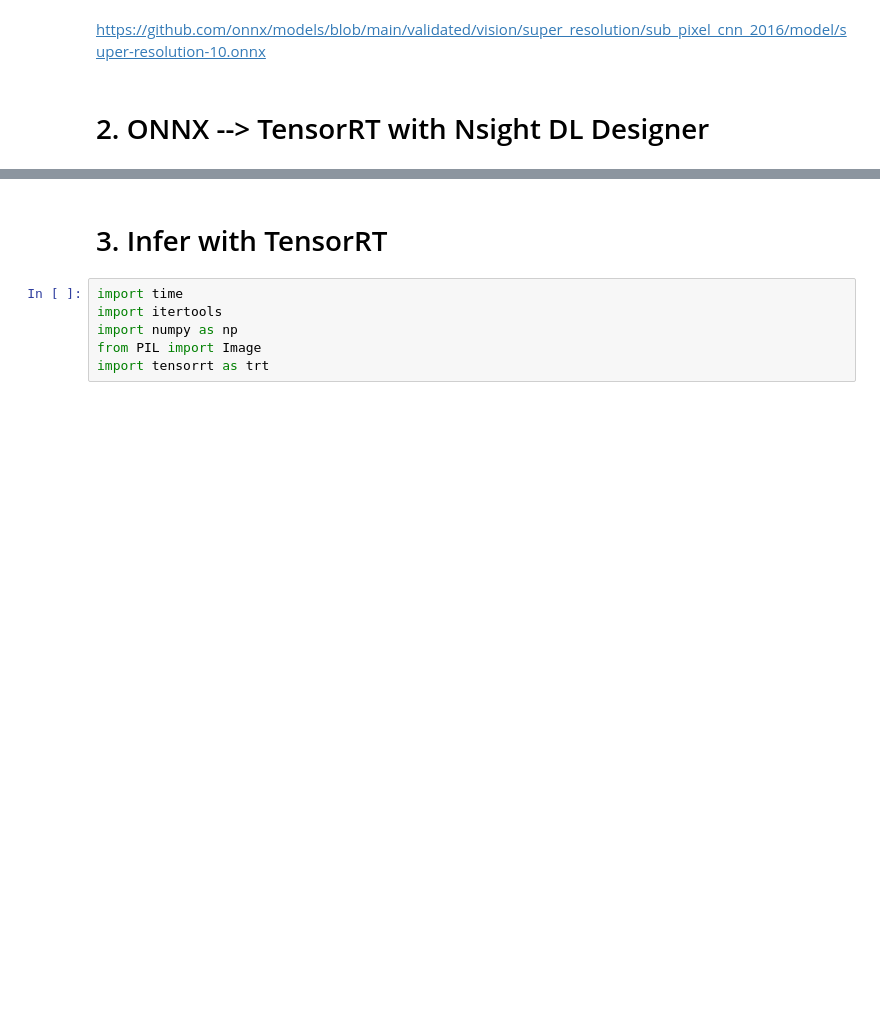
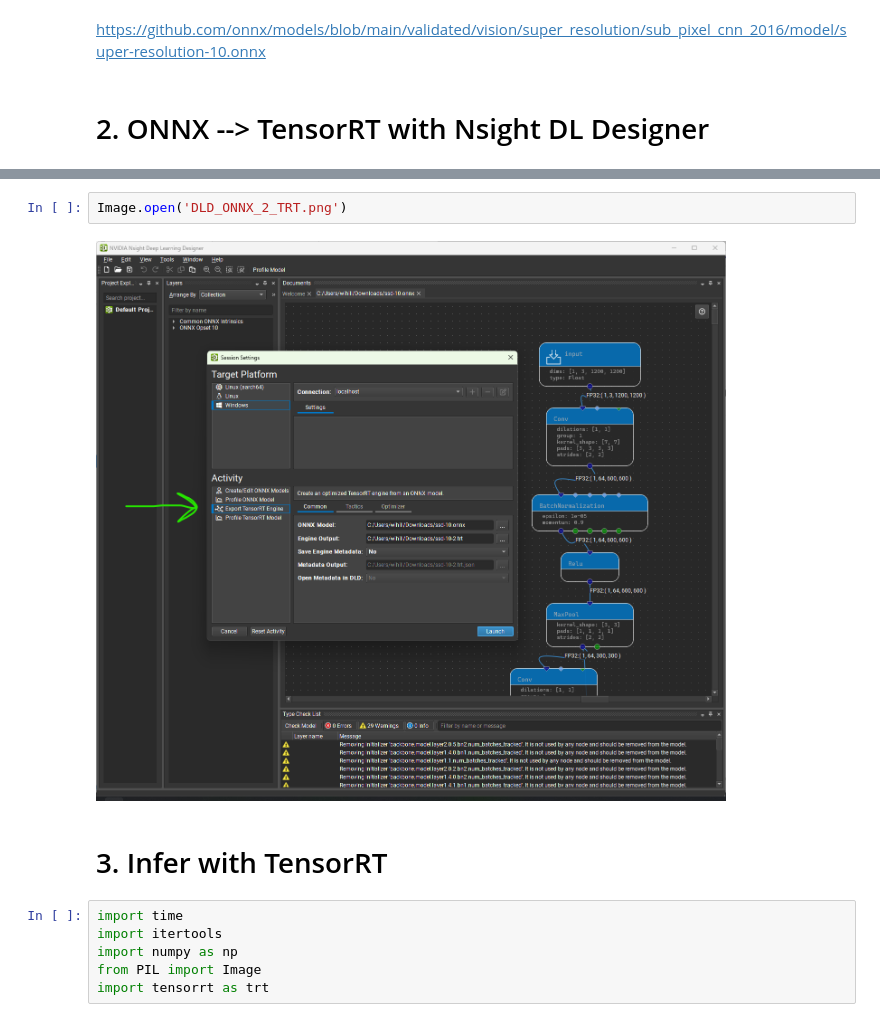
Before and after one commit to nv-will-hill/save_dolphins, a Jupyter notebook: short_demo_win.ipynb, the cells around one changed output, grey strips where cells are left out. Cells and saved outputs as stored; diff of their text form; blank space fills up the shorter version.

```diff
--- a/short_demo_win.ipynb
+++ b/short_demo_win.ipynb
@@ -9,3 +7,7 @@ https://github.com/onnx/models/blob/main/validated/vision/super_resolution/sub_p
+# %%
+Image.open('DLD_ONNX_2_TRT.png')
+# %% [output]
+[figure, added]
 # %% [markdown]
 # 3. Infer with TensorRT
 # %%
```
Also changed, not shown: parts of 1 cell of this notebook.
